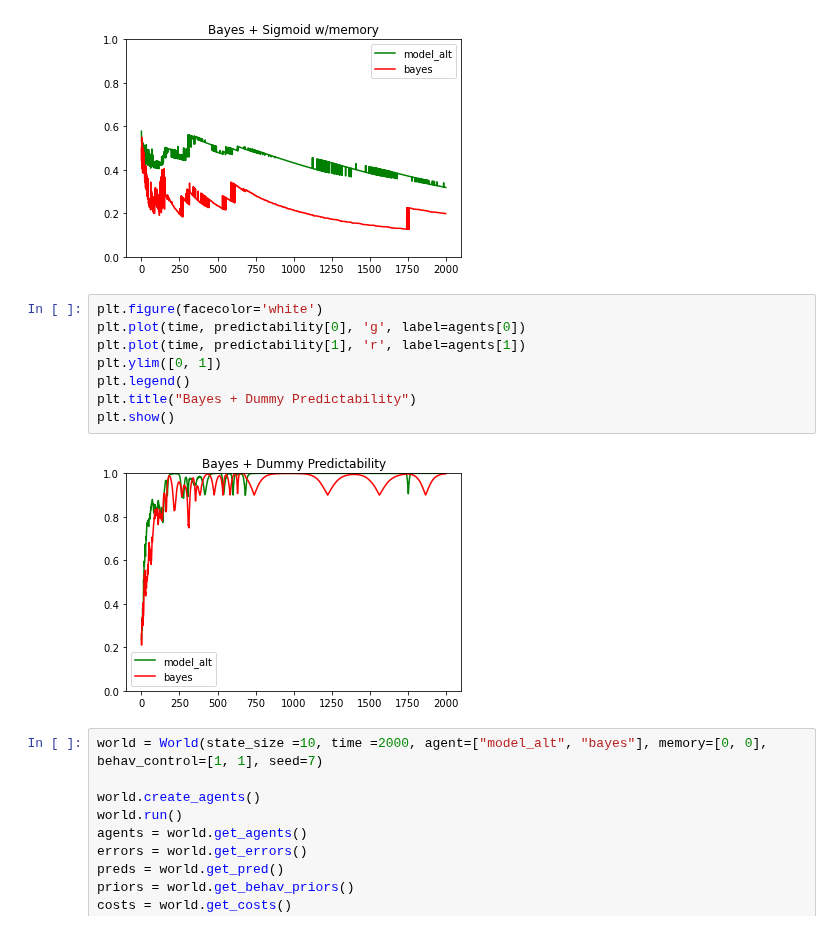
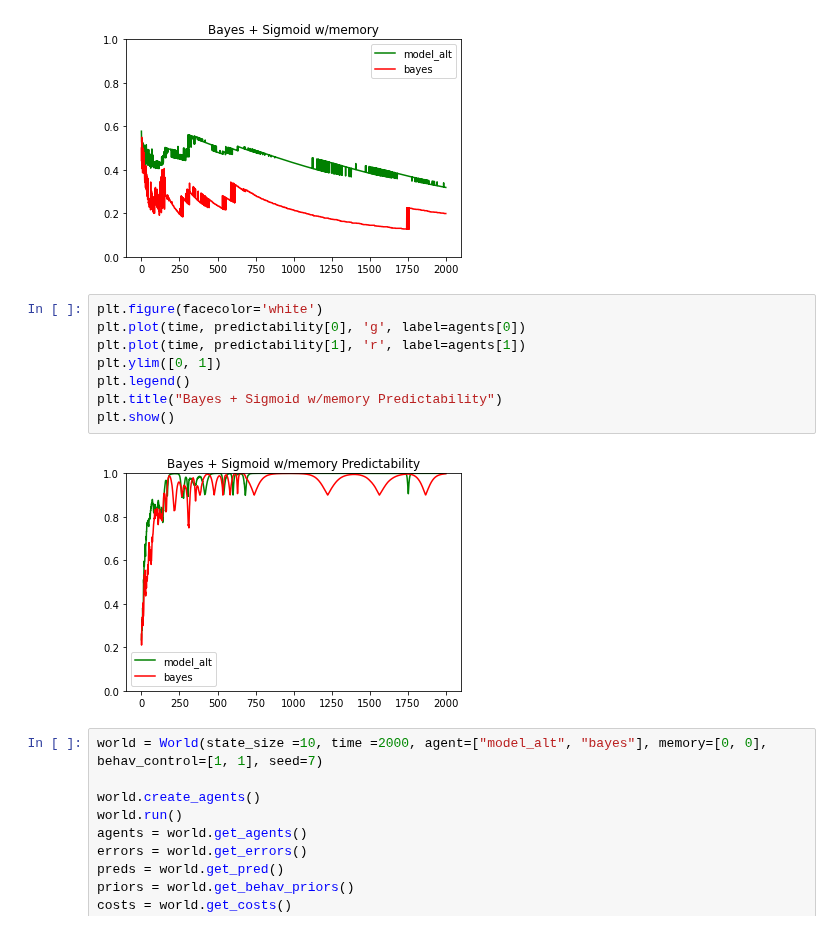
Before and after one commit to rpassas/Social_AI, a Jupyter notebook: bayes_experiments.ipynb, the cells around one changed output. Drawn from its saved outputs; the diff is of its cells as text.

```diff
--- a/bayes_experiments.ipynb
+++ b/bayes_experiments.ipynb
@@ -103,13 +115,13 @@ plt.show()
 # %%
 plt.figure(facecolor='white')
 plt.plot(time, predictability[0], 'g', label=agents[0])
 plt.plot(time, predictability[1], 'r', label=agents[1])
 plt.ylim([0, 1])
 plt.legend()
-plt.title("Bayes + Dummy Predictability")
+plt.title("Bayes + Sigmoid w/memory Predictability")
 plt.show()
 # %% [output]
-[figure, old version]
+[figure, new version]
 # %%
 world = World(state_size =10, time =2000, agent=["model_alt", "bayes"], memory=[0, 0], behav_control=[1, 1], seed=7)
 
```
Also changed, not shown: parts of 8 cells of this notebook.
